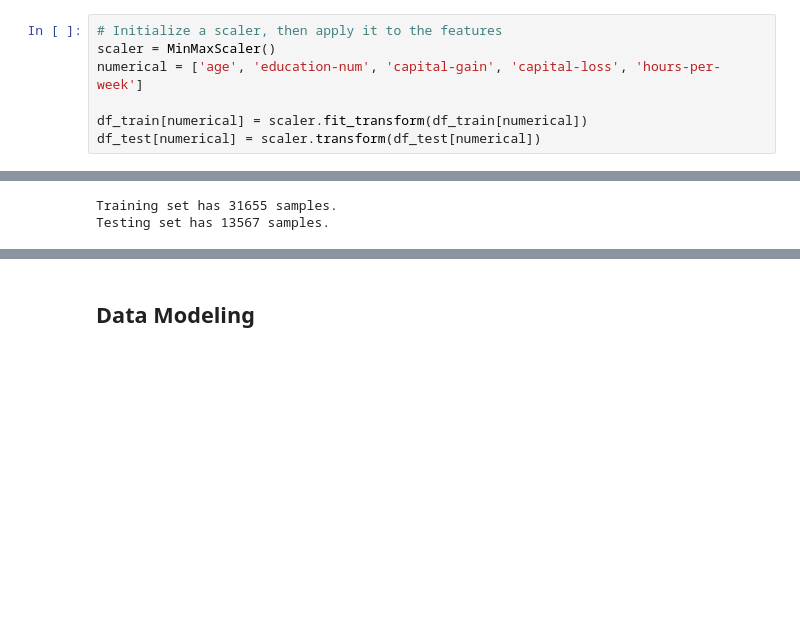
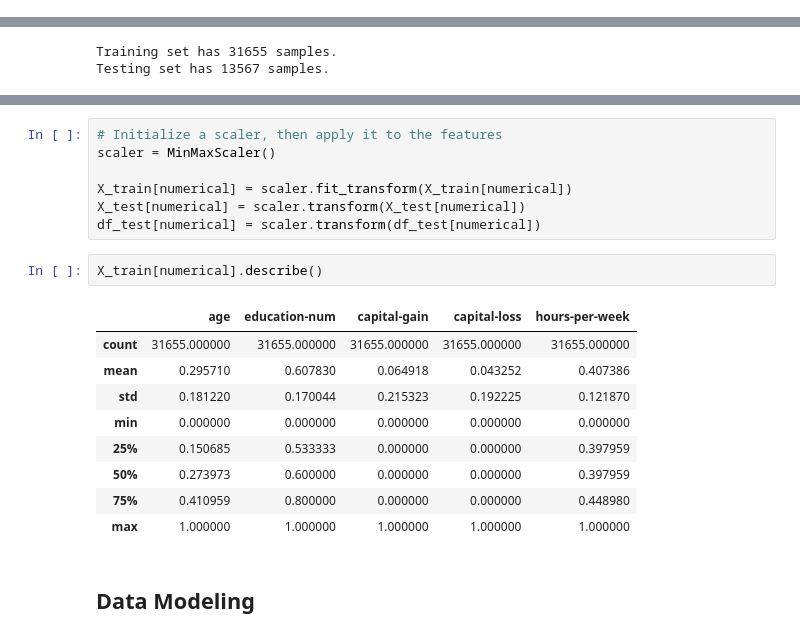
Before and after one commit to brendalf/finding-donors, a Jupyter notebook: notebooks/finding_donors.ipynb, the cells around one changed output, grey strips where cells are left out. Cells and saved outputs as stored; diff of their text form; blank space fills up the shorter version.

```diff
--- a/notebooks/finding_donors.ipynb
+++ b/notebooks/finding_donors.ipynb
@@ -437,7 +430,0 @@ We will use [`sklearn.preprocessing.MinMaxScaler`](http://scikit-learn.org/stabl
-# %%
-# Initialize a scaler, then apply it to the features
-scaler = MinMaxScaler()
-numerical = ['age', 'education-num', 'capital-gain', 'capital-loss', 'hours-per-week']
-
-df_train[numerical] = scaler.fit_transform(df_train[numerical])
-df_test[numerical] = scaler.transform(df_test[numerical])
@@ -545,3 +519,22 @@ Testing set has 13567 samples.
+# %%
+# Initialize a scaler, then apply it to the features
+scaler = MinMaxScaler()
+
+X_train[numerical] = scaler.fit_transform(X_train[numerical])
+X_test[numerical] = scaler.transform(X_test[numerical])
+df_test[numerical] = scaler.transform(df_test[numerical])
+# %%
+X_train[numerical].describe()
+# %% [output]
+|  | age | education-num | capital-gain | capital-loss | hours-per-week |
+| count | 31655.000000 | 31655.000000 | 31655.000000 | 31655.000000 | 31655.000000 |
+| mean | 0.295710 | 0.607830 | 0.064918 | 0.043252 | 0.407386 |
+| std | 0.181220 | 0.170044 | 0.215323 | 0.192225 | 0.121870 |
+| min | 0.000000 | 0.000000 | 0.000000 | 0.000000 | 0.000000 |
+| 25% | 0.150685 | 0.533333 | 0.000000 | 0.000000 | 0.397959 |
+| 50% | 0.273973 | 0.600000 | 0.000000 | 0.000000 | 0.397959 |
+| 75% | 0.410959 | 0.800000 | 0.000000 | 0.000000 | 0.448980 |
+| max | 1.000000 | 1.000000 | 1.000000 | 1.000000 | 1.000000 |
 # %% [markdown]
 ## Data Modeling
 # %% [markdown]
```
Also changed, not shown: parts of 15 cells of this notebook, 1 other file.
